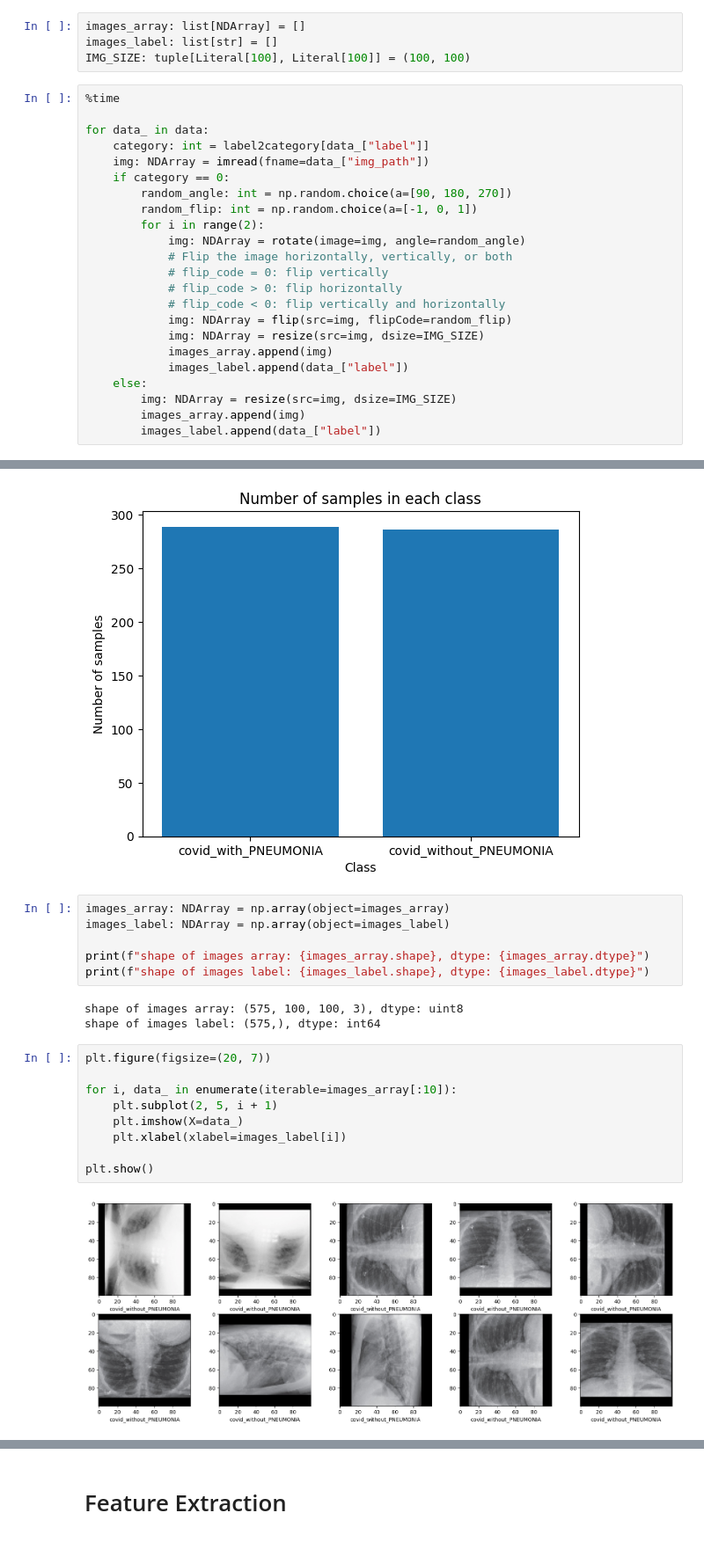
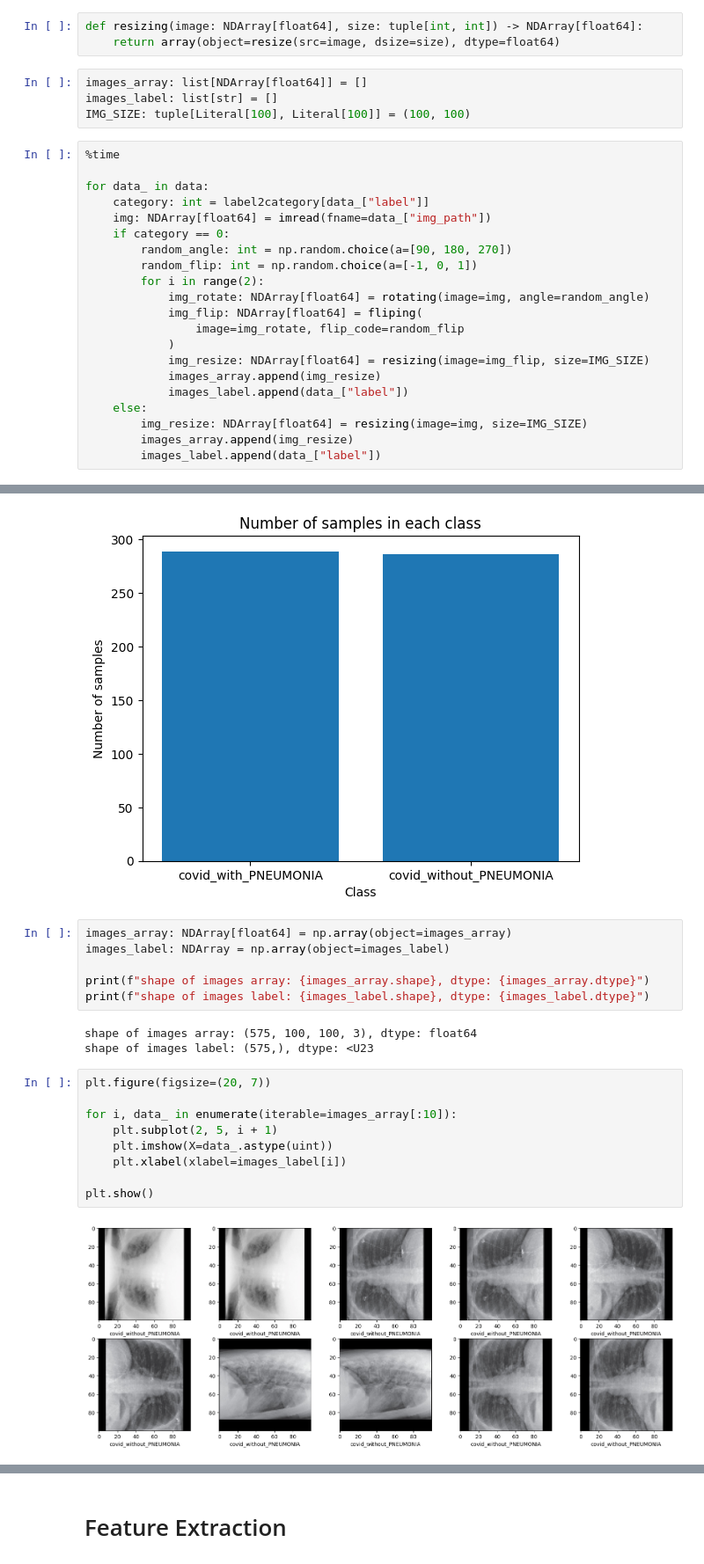
Before and after one commit to MH0386/my_ai_journey, a Jupyter notebook: machine-learning/logistic-regression-from-scratch.ipynb, the cells around one changed output, grey strips where cells are left out. Shown at 88% size. Cells and saved outputs as stored; diff of their text form.

```diff
--- a/machine-learning/logistic-regression-from-scratch.ipynb
+++ b/machine-learning/logistic-regression-from-scratch.ipynb
@@ -104,5 +118,8 @@ def rotate(
+# %%
+def resizing(image: NDArray[float64], size: tuple[int, int]) -> NDArray[float64]:
+    return array(object=resize(src=image, dsize=size), dtype=float64)
 # %%
-images_array: list[NDArray] = []
+images_array: list[NDArray[float64]] = []
 images_label: list[str] = []
 IMG_SIZE: tuple[Literal[100], Literal[100]] = (100, 100)
 # %%
@@ -110,23 +127,21 @@ IMG_SIZE: tuple[Literal[100], Literal[100]] = (100, 100)
 
 for data_ in data:
     category: int = label2category[data_["label"]]
-    img: NDArray = imread(fname=data_["img_path"])
+    img: NDArray[float64] = imread(fname=data_["img_path"])
     if category == 0:
         random_angle: int = np.random.choice(a=[90, 180, 270])
         random_flip: int = np.random.choice(a=[-1, 0, 1])
         for i in range(2):
-            img: NDArray = rotate(image=img, angle=random_angle)
-            # Flip the image horizontally, vertically, or both
-            # flip_code = 0: flip vertically
-            # flip_code > 0: flip horizontally
-            # flip_code < 0: flip vertically and horizontally
-            img: NDArray = flip(src=img, flipCode=random_flip)
-            img: NDArray = resize(src=img, dsize=IMG_SIZE)
-            images_array.append(img)
+            img_rotate: NDArray[float64] = rotating(image=img, angle=random_angle)
+            img_flip: NDArray[float64] = fliping(
+                image=img_rotate, flip_code=random_flip
+            )
+            img_resize: NDArray[float64] = resizing(image=img_flip, size=IMG_SIZE)
+            images_array.append(img_resize)
             images_label.append(data_["label"])
     else:
-        img: NDArray = resize(src=img, dsize=IMG_SIZE)
-        images_array.append(img)
+        img_resize: NDArray[float64] = resizing(image=img, size=IMG_SIZE)
+        images_array.append(img_resize)
         images_label.append(data_["label"])
 # %% [output]
 CPU times: total: 0 ns
@@ -155,23 +169,23 @@ plt.show()
 # %% [output]
 [figure]
 # %%
-images_array: NDArray = np.array(object=images_array)
+images_array: NDArray[float64] = np.array(object=images_array)
 images_label: NDArray = np.array(object=images_label)
 
 print(f"shape of images array: {images_array.shape}, dtype: {images_array.dtype}")
 print(f"shape of images label: {images_label.shape}, dtype: {images_label.dtype}")
 # %% [output]
-shape of images array: (575, 100, 100, 3), dtype: uint8
-shape of images label: (575,), dtype: int64
+shape of images array: (575, 100, 100, 3), dtype: float64
+shape of images label: (575,), dtype: <U23
 # %%
 plt.figure(figsize=(20, 7))
 
 for i, data_ in enumerate(iterable=images_array[:10]):
     plt.subplot(2, 5, i + 1)
-    plt.imshow(X=data_)
+    plt.imshow(X=data_.astype(uint))
     plt.xlabel(xlabel=images_label[i])
 
 plt.show()
 # %% [output]
-[figure, old version]
+[figure, new version]
 # %%
```
Also changed, not shown: parts of 28 cells of this notebook.
